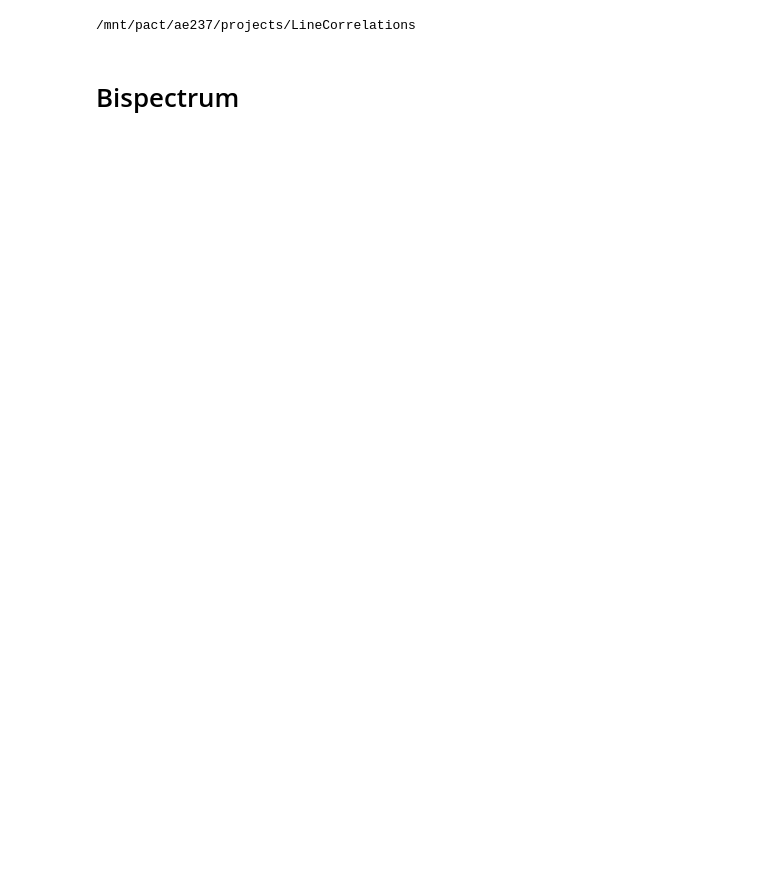
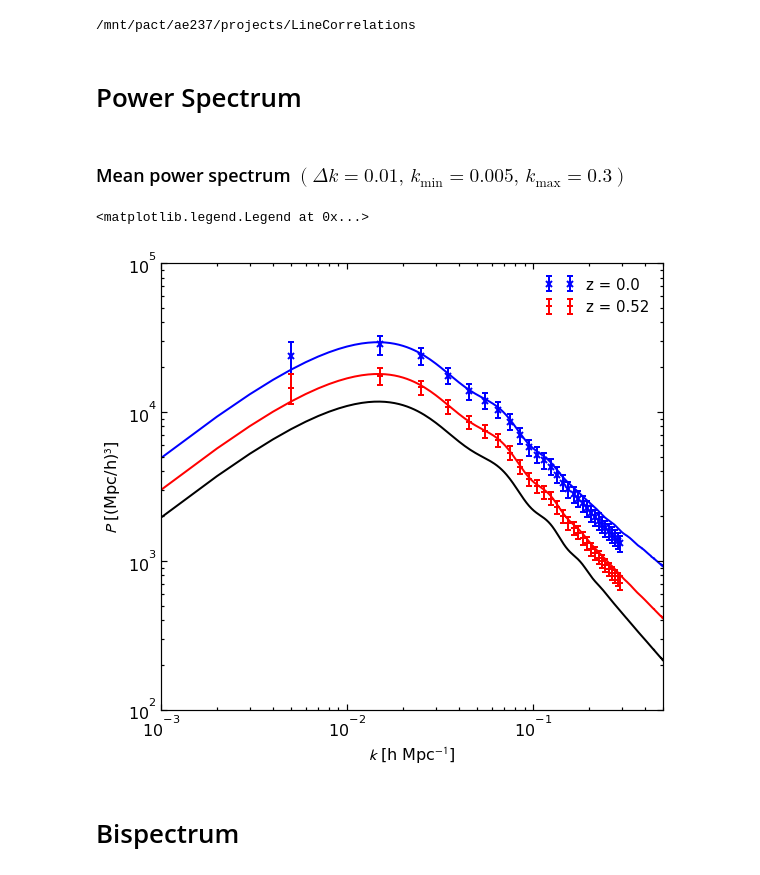
Before and after one commit to DonRegan/notebooks, a Jupyter notebook: ZBOX2 Measurements.ipynb, the cells around one changed output. Saved outputs shown, nothing was run; the diff lists cells and outputs as text; code cells hidden in the pictures; blank space fills up the shorter version.

```diff
--- a/ZBOX2 Measurements.ipynb
+++ b/ZBOX2 Measurements.ipynb
@@ -5,5 +5,48 @@
 %cd ~/projects/LineCorrelations/
 # %% [output]
 /mnt/pact/ae237/projects/LineCorrelations
+# %% [markdown]
+# Power Spectrum
+# %% [markdown]
+### Mean power spectrum $(\Delta k = 0.01,\,k_{\mathrm{min}}=0.005,\,k_{\mathrm{max}}=0.3)$
+# %%
+# load data
+Pz00 = loadtxt('./data/ZBOX2/PSpec/z0.0/kmax_0.3_dk_0.01_N512_avg.dat')
+Pz05 = loadtxt('./data/ZBOX2/PSpec/z0.52/kmax_0.3_dk_0.01_N512_avg.dat')
+Pmodel = loadtxt('./model/PSpec/1loop_Power_2222222.dat')
+
+# compute growth factors
+par = (0.25, 0.75, -1.0, 0.0)
+gz00 = G(0.0, par)/G(0.0, par)
+gz05 = G(0.52, par)/G(0.0, par)
+gz10 = G(1.0, par)/G(0.0, par)
+
+# one-loop predictions for the power spectrum
+k = Pmodel[:,0]
+Pmodel_z00 = gz00**2*Pmodel[:,1]+gz00**4*Pmodel[:,3]
+Pmodel_z05 = gz05**2*Pmodel[:,1]+gz05**4*Pmodel[:,3]
+Pmodel_z10 = gz10**2*Pmodel[:,1]+gz10**4*Pmodel[:,3]
+
+# plotting
+f = plt.figure(figsize=(9,8))
+ax = f.add_subplot(111)
+
+ax.set_xscale('log')
+ax.set_yscale('log')
+ax.set_xlabel('$k$ [h Mpc$^{-1}$]',fontsize=16)
+ax.set_ylabel('$P$ [(Mpc/h)$^3$]',fontsize=16)
+ax.set_xlim(0.001,0.5)
+
+ax.errorbar(Pz00[:,0],Pz00[:,1],Pz00[:,2],fmt='x',mew=2,lw=2,c='b',label='z = 0.0')
+ax.errorbar(Pz00[:,0],Pz05[:,1],Pz05[:,2],fmt='+',mew=2,lw=2,c='r',label='z = 0.52')
+
+ax.plot(k, Pmodel_z00, lw=2, c='b')
+ax.plot(k, Pmodel_z05, lw=2, c='r')
+ax.plot(k, Pmodel_z10, lw=2, c='black')
+
+legend(loc=1,prop={'size':15},frameon=False)
+# %% [output]
+<matplotlib.legend.Legend at 0x...>
+[figure, added]
 # %% [markdown]
 # Bispectrum
```
Also changed, not shown: parts of 24 cells of this notebook.
